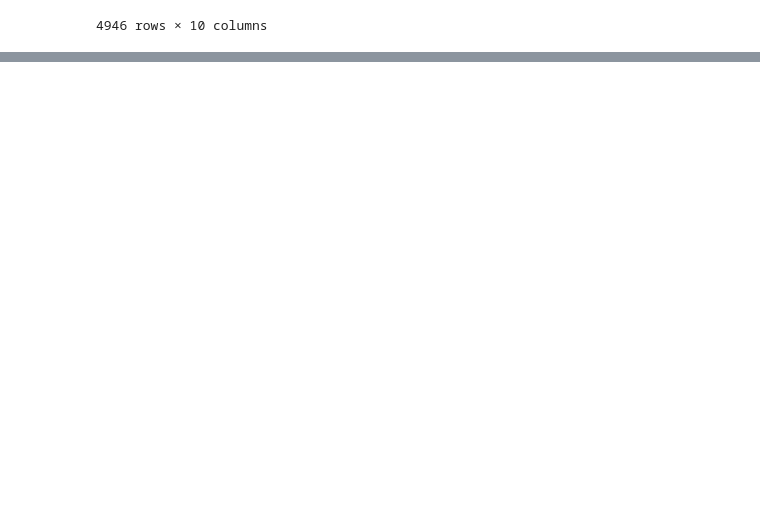
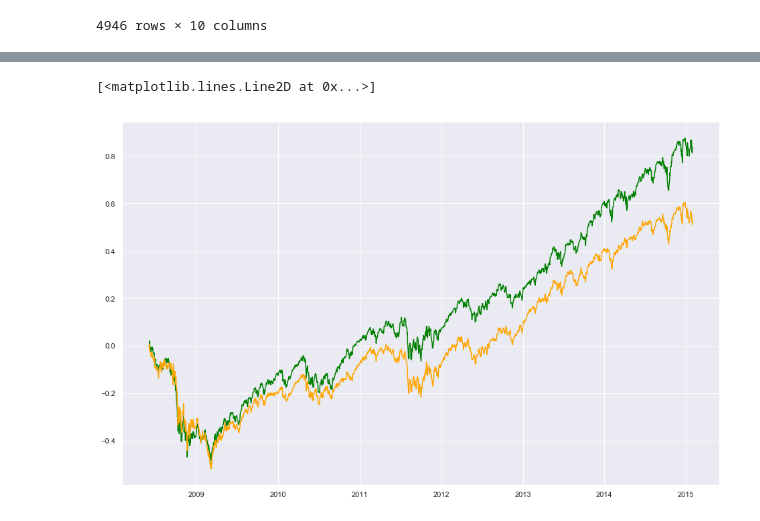
Before and after one commit to vikranttkumar/QuantitativeEasingEffects_Equities, a Jupyter notebook: Quantitative Easing Across Asset Classes.ipynb, the cells around one changed output, grey strips where cells are left out. Cells and saved outputs as stored; diff of their text form; code cells hidden in the pictures; blank space fills up the shorter version.

```diff
--- a/Quantitative Easing Across Asset Classes.ipynb
+++ b/Quantitative Easing Across Asset Classes.ipynb
@@ -360,0 +356,3 @@ sns.lineplot(x='Date',y='Inverse_Ratio',data=Gold_vs_SPY, color='green')
+# %%
+SPYG_QE1 = compute_returns(SPYG_price, '2008-06-01', '2015-02-01')
+SPYV_QE1 = compute_returns(SPYV_price, '2008-06-01', '2015-02-01')
@@ -360,0 +374,8 @@ sns.lineplot(x='Date',y='Inverse_Ratio',data=Gold_vs_SPY, color='green')
+# %%
+sns.set(rc={'figure.figsize':(16,10)})
+fig,ax = plt.subplots()
+ax.plot(SPYG_QE1.Date, SPYG_QE1.DailyReturn, color="green")
+ax.plot(SPYV_QE1.Date, SPYV_QE1.DailyReturn, color="orange")
+# %% [output]
+[<matplotlib.lines.Line2D at 0x...>]
+[figure, added]
```
Also changed, not shown: parts of 17 cells of this notebook.
